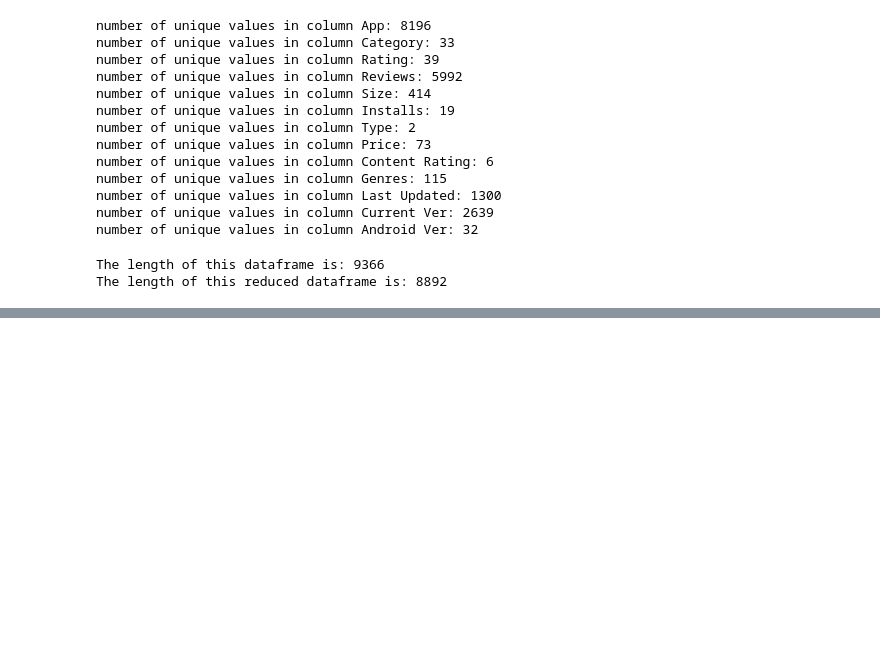
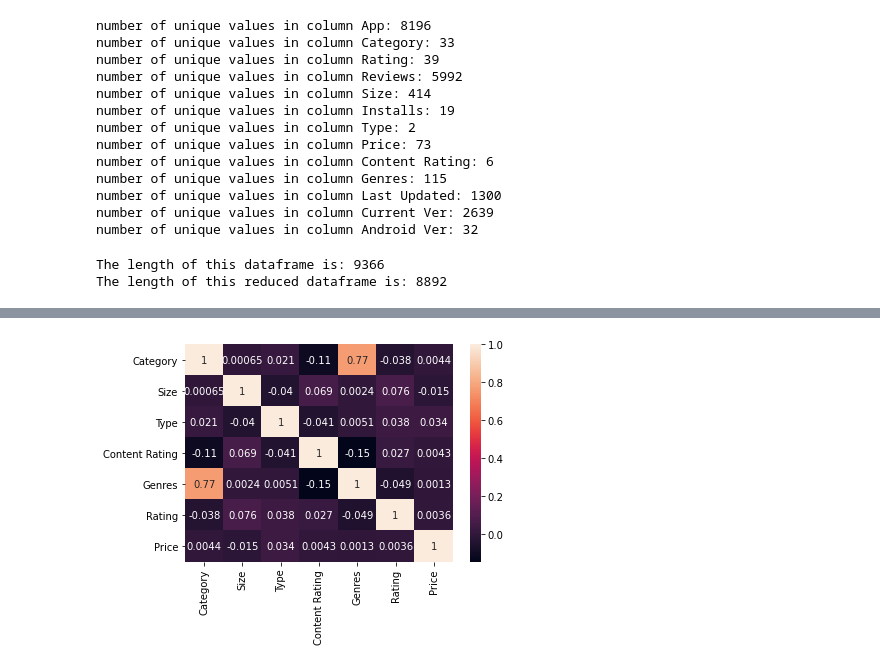
Before and after one commit to pkhorram/EDA-on-GoogleAppRatings, a Jupyter notebook: data_prepare.ipynb, the cells around one changed output, grey strips where cells are left out. Saved outputs shown, nothing was run; the diff lists cells and outputs as text; code cells hidden in the pictures; blank space fills up the shorter version.

```diff
--- a/data_prepare.ipynb
+++ b/data_prepare.ipynb
@@ -156,14 +134,15 @@ datatype:  float64
 # %%
-def digitize_price(df, column):
-    name = column.name
-#     column.drop(7389)
+def digitize_price(column):
+
+    list = []
     for ind, val in enumerate(column):
         if val[0] == "$":
-            column[ind] = float(val[1:])
+            list.append(float(val[1:]))
         else:
-            column[ind] = float(val)
-    df[name] = column
-    return df
+            list.append(float(val))
+
+    arr = np.array(list)
+    return pd.Series(arr)
 
 
 def categorize(column):
@@ -184,11 +163,11 @@ clean_df = clean_df.replace({"Size": Size_dict})
 Type_dict = categorize(clean_df['Type'])
 clean_df = clean_df.replace({"Type": Type_dict})
 
-price_col = digitize_price(clean_df,clean_df['Price'])
-clean_df['Price'] = price_col
-
 Content_Rating_dict = categorize(clean_df['Content Rating'])
 clean_df = clean_df.replace({"Content Rating": Content_Rating_dict})
 
 Genres_dict = categorize(clean_df['Genres'])
 clean_df = clean_df.replace({"Genres": Genres_dict})
+
+price_col = digitize_price(df['Price'])
+clean_df['Price'] = price_col
@@ -214,0 +195,7 @@ clean_df['Price'][7389]
+# %%
+new_frame = clean_df[clean_df.columns[1:]]
+correlation_mat = new_frame.corr()
+sns.heatmap(correlation_mat, annot=True)
+plt.show()
+# %% [output]
+[figure, added]
```
Also changed, not shown: parts of 10 cells of this notebook.
